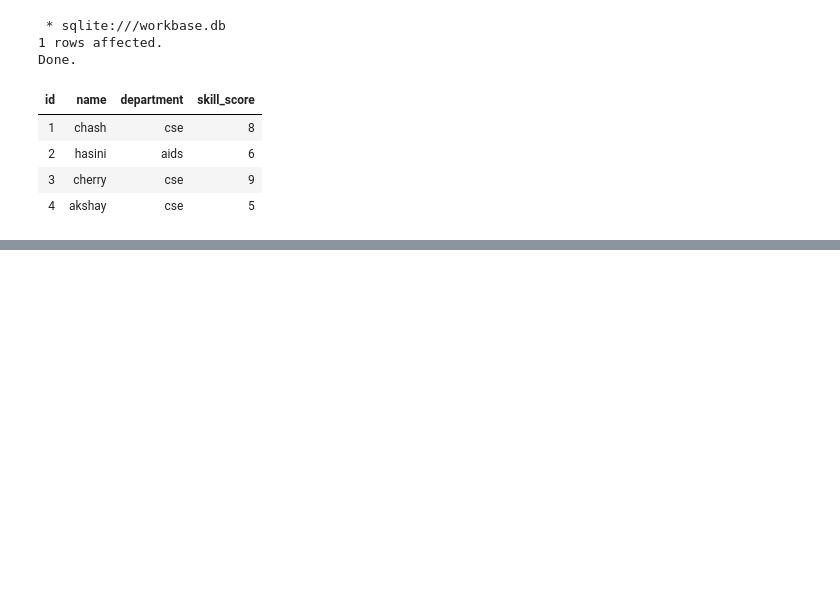
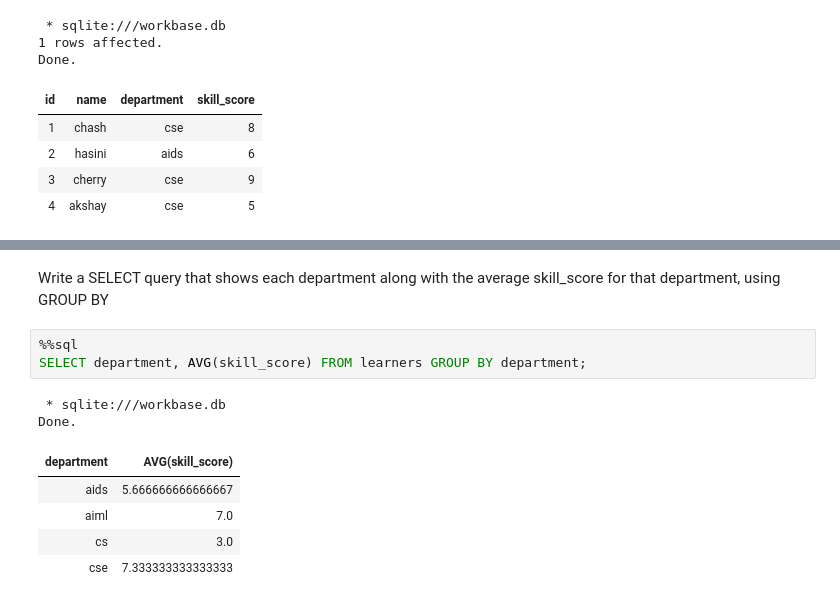
Before and after one commit to ChashmithaSree/Creation-of-Workforce-Insights-Dashboard-for-Employee-Skill-and-Analytics, a Jupyter notebook: sql.ipynb, the cells around one changed output, grey strips where cells are left out. Cells and saved outputs as stored; diff of their text form; blank space fills up the shorter version.

```diff
--- a/sql.ipynb
+++ b/sql.ipynb
@@ -217,0 +244,14 @@ Done.
+# %% [markdown]
+Write a SELECT query that shows each department along with the
+average skill_score for that department, using GROUP BY
+# %%
+%%sql
+SELECT department, AVG(skill_score) FROM learners GROUP BY department;
+# %% [output]
+ * sqlite:///workbase.db
+Done.
+| department | AVG(skill_score) |
+| aids | 5.666666666666667 |
+| aiml | 7.0 |
+| cs | 3.0 |
+| cse | 7.333333333333333 |
```
Also changed, not shown: parts of 3 cells of this notebook.
